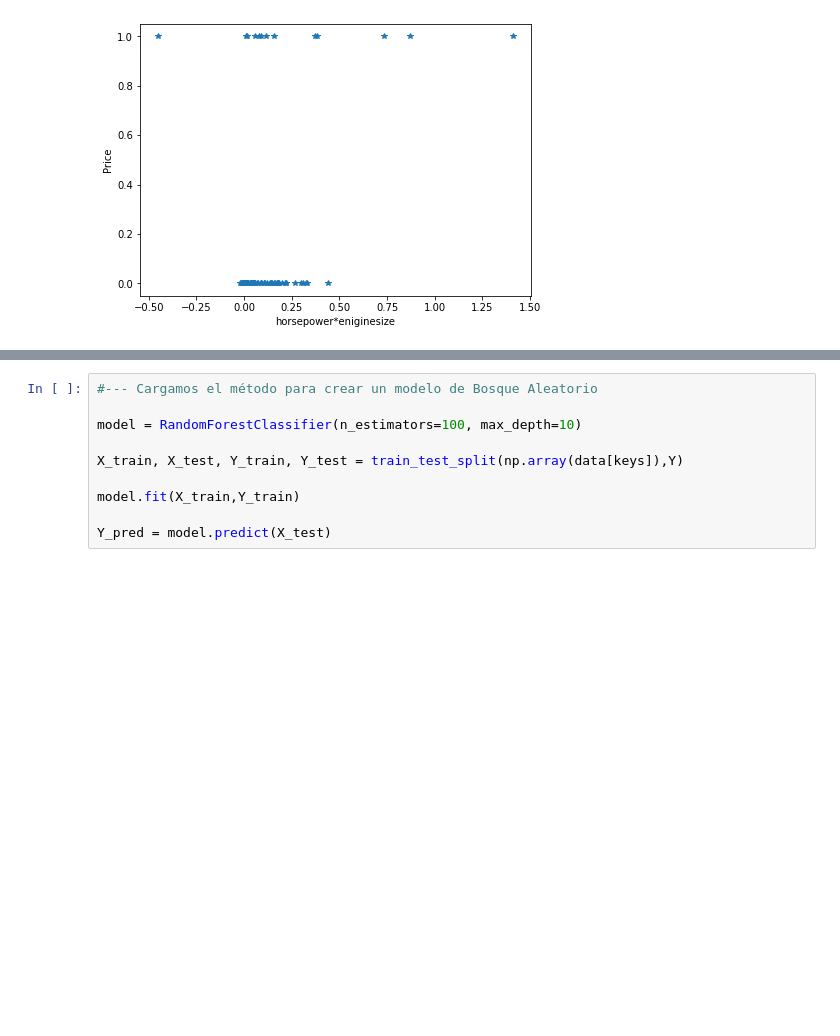
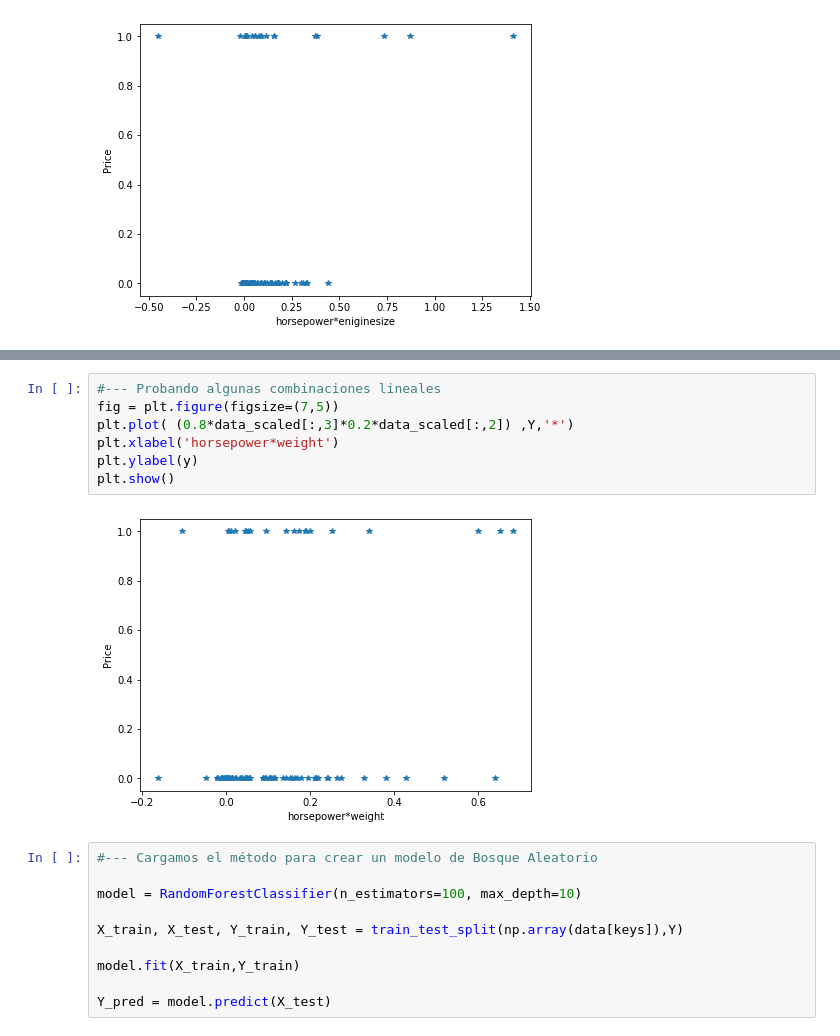
Before and after one commit to mvgarcia/GarciaValentina_RECV_Entrega2, a Jupyter notebook: GarciaValentina_RECV_Entrega2.ipynb, the cells around one changed output, grey strips where cells are left out. Cells and saved outputs as stored; diff of their text form; blank space fills up the shorter version.

```diff
--- a/GarciaValentina_RECV_Entrega2.ipynb
+++ b/GarciaValentina_RECV_Entrega2.ipynb
@@ -227,3 +242,12 @@ plt.show()
+# %%
+#--- Probando algunas combinaciones lineales
+fig = plt.figure(figsize=(7,5))
+plt.plot( (0.8*data_scaled[:,3]*0.2*data_scaled[:,2]) ,Y,'*')
+plt.xlabel('horsepower*weight')
+plt.ylabel(y)
+plt.show()
+# %% [output]
+[figure, added]
 # %%
 #--- Cargamos el método para crear un modelo de Bosque Aleatorio
 
```
Also changed, not shown: parts of 16 cells of this notebook.
